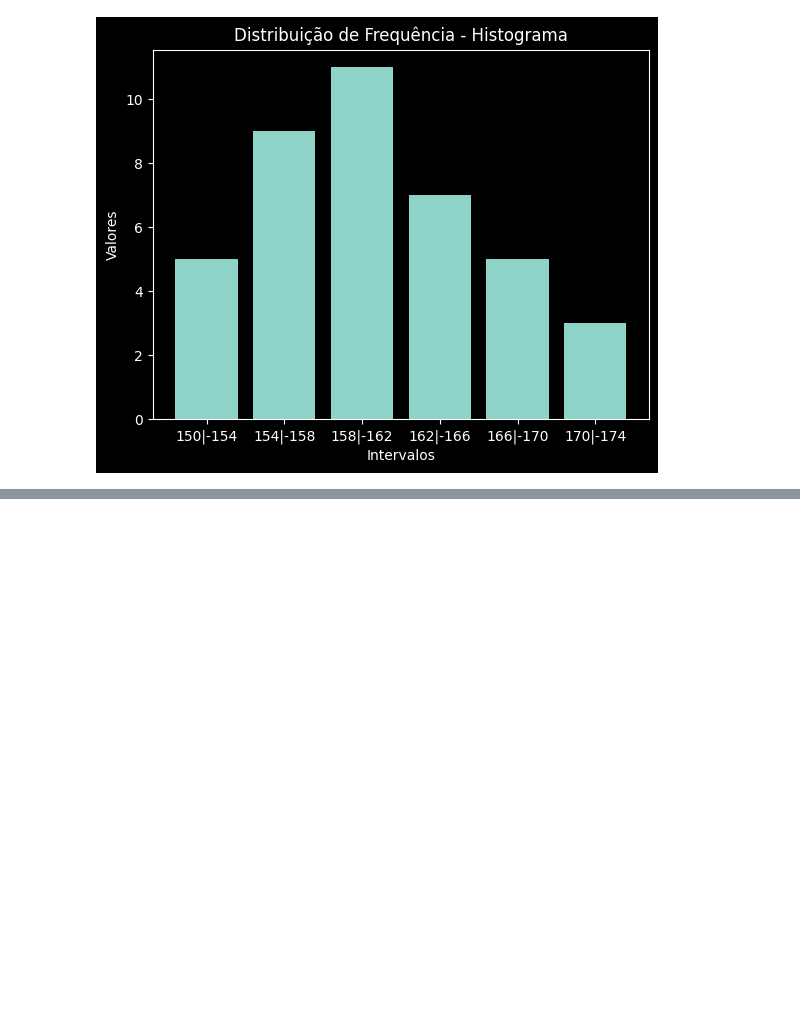
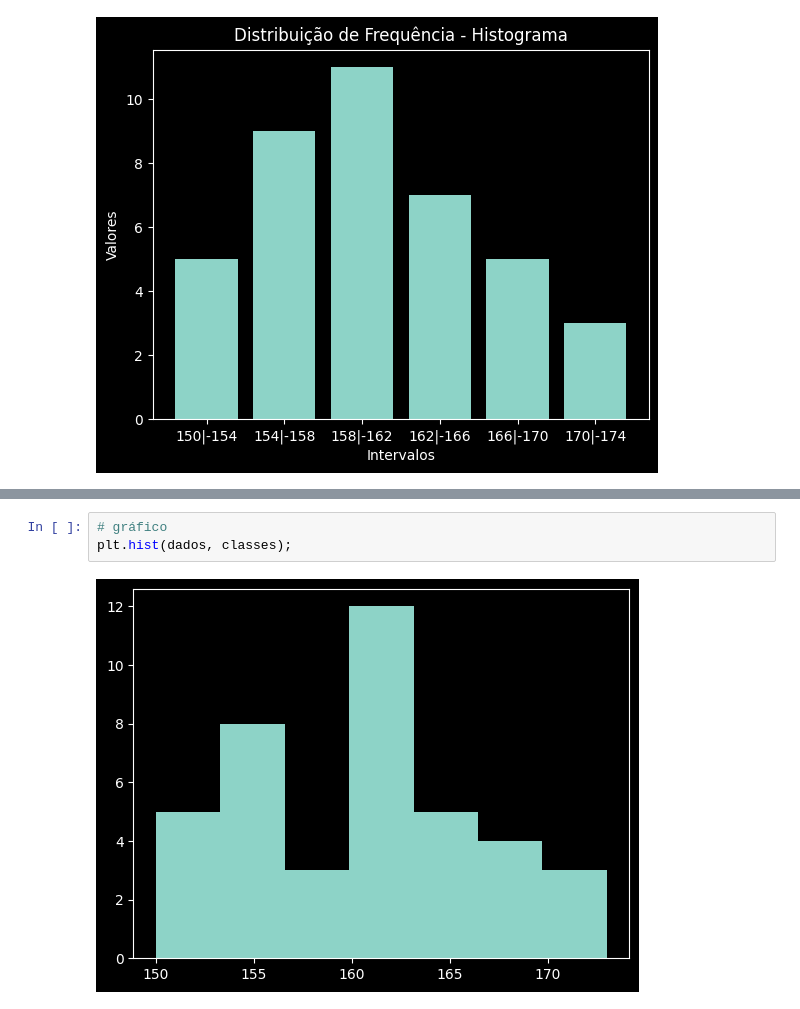
Before and after one commit to Joao-Inacio/Statistics_for-Data_Science, a Jupyter notebook: Distribuicao_de_Frequencia/Distribuicao_Frequencia.ipynb, the cells around one changed output, grey strips where cells are left out. Drawn from its saved outputs; the diff is of its cells as text; blank space fills up the shorter version.

```diff
--- a/Distribuicao_de_Frequencia/Distribuicao_Frequencia.ipynb
+++ b/Distribuicao_de_Frequencia/Distribuicao_Frequencia.ipynb
@@ -147,0 +187,5 @@ plt.ylabel('Valores');
+# %%
+# gráfico
+plt.hist(dados, classes);
+# %% [output]
+[figure, added]
```
Also changed, not shown: parts of 6 cells of this notebook.
